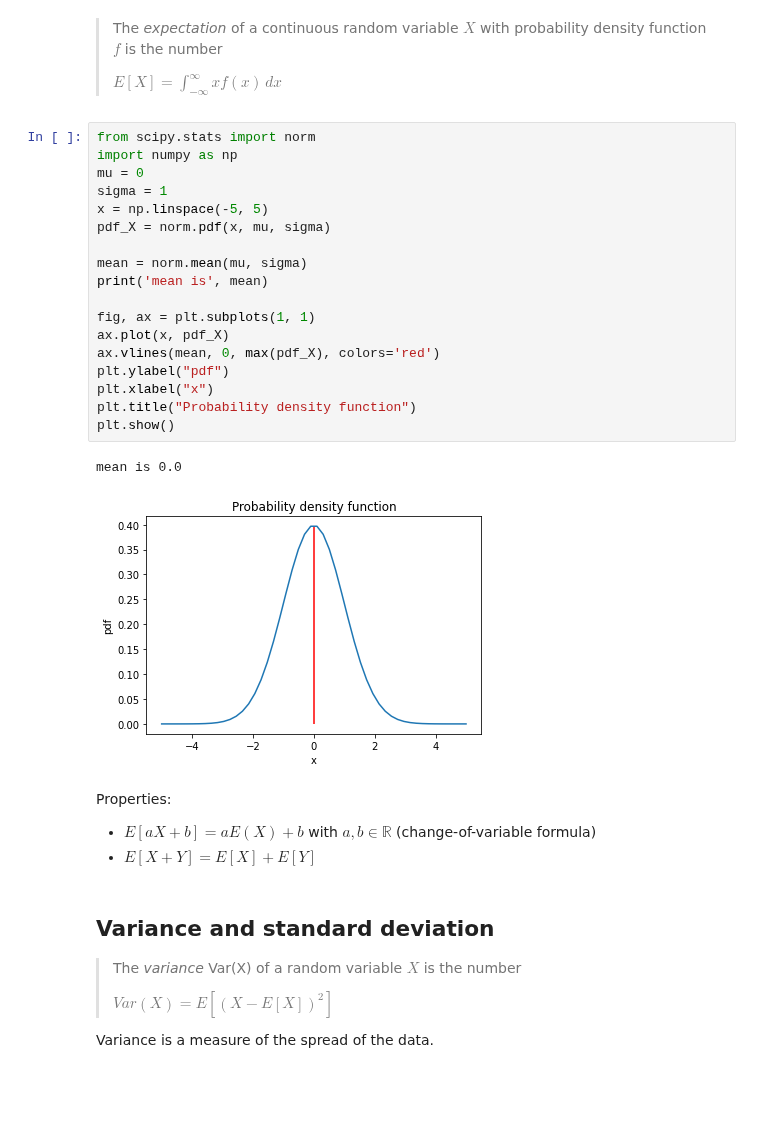
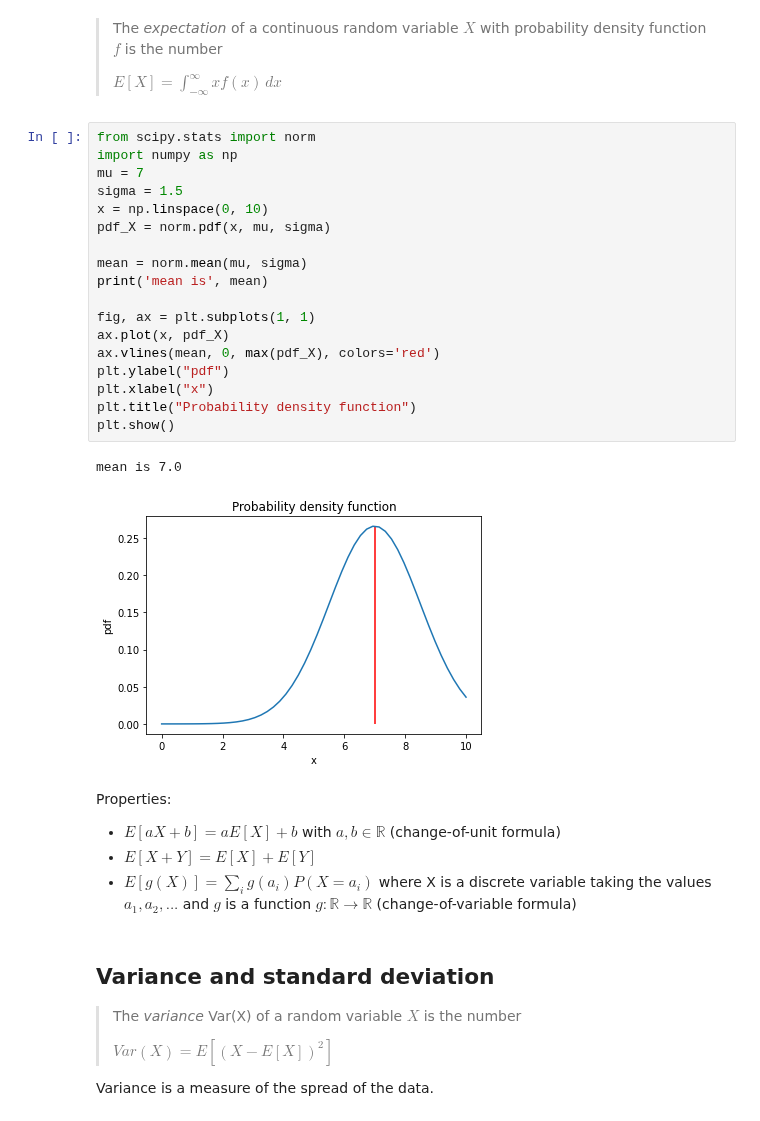
Before and after one commit to spantiru/companion-lab, a Jupyter notebook: Lab2.ipynb, the cells around one changed output. Drawn from its saved outputs; the diff is of its cells as text; blank space fills up the shorter version.

```diff
--- a/Lab2.ipynb
+++ b/Lab2.ipynb
@@ -276,28 +269,29 @@ mean is 2.0
 # %%
 from scipy.stats import norm
 import numpy as np
-mu = 0
-sigma = 1
-x = np.linspace(-5, 5)
+mu = 7
+sigma = 1.5
+x = np.linspace(0, 10)
 pdf_X = norm.pdf(x, mu, sigma)
 
 mean = norm.mean(mu, sigma)
 print('mean is', mean)
 
 fig, ax = plt.subplots(1, 1)
 ax.plot(x, pdf_X)
 ax.vlines(mean, 0, max(pdf_X), colors='red')
 plt.ylabel("pdf")
 plt.xlabel("x")
 plt.title("Probability density function")
 plt.show()
 # %% [output]
-mean is 0.0
+mean is 7.0
-[figure, old version]
+[figure, new version]
 # %% [markdown]
 Properties:
-* $E[aX+b] = aE(X)+b$ with $a, b \in \mathbb{R}$ (change-of-variable formula)
+* $E[aX+b] = aE[X]+b$ with $a, b \in \mathbb{R}$ (change-of-unit formula)
 * $E[X+Y] = E[X] + E[Y]$
+* $E[g(X)] = \sum_ig(a_i)P(X=a_i)$ where X is a discrete variable taking the values $a_1, a_2,...$ and $g$ is a function $g:\mathbb{R} \to \mathbb{R}$ (change-of-variable formula)
 # %% [markdown]
 ## Variance and standard deviation
 
```
Also changed, not shown: parts of 5 cells of this notebook, 4 other files.
